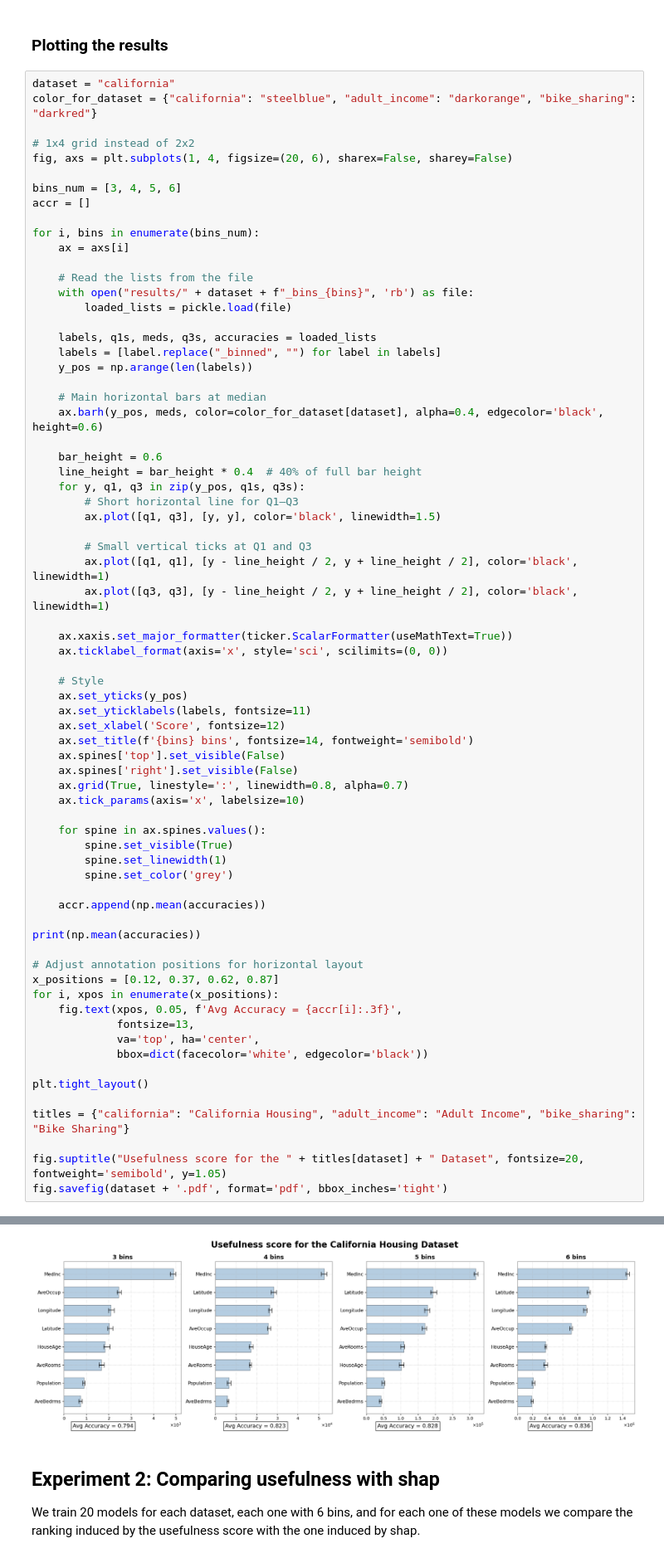
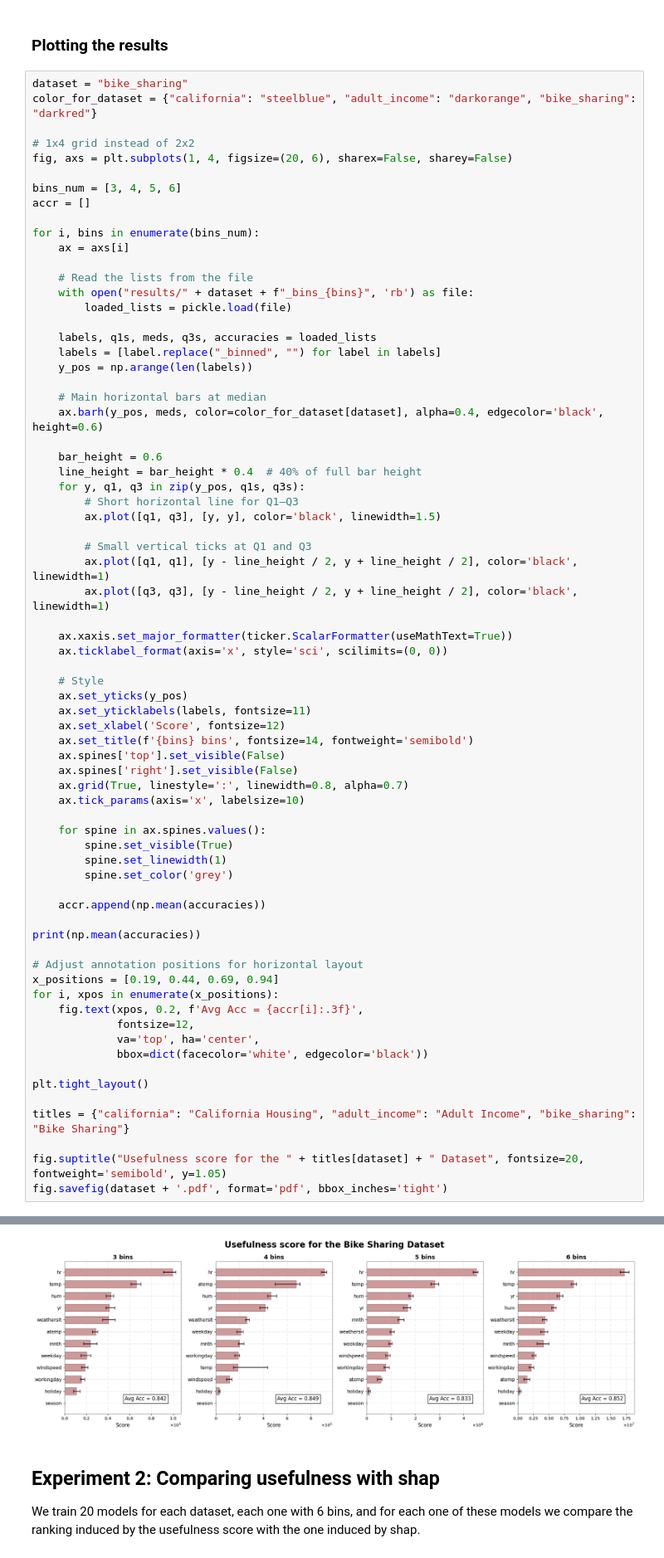
Before and after one commit to Andial66/FeatureUsefulness, a Jupyter notebook: Experiments.ipynb, the cells around one changed output, grey strips where cells are left out. Shown at 83% size. Drawn from its saved outputs; the diff is of its cells as text.

```diff
--- a/Experiments.ipynb
+++ b/Experiments.ipynb
@@ -527,7 +527,7 @@ Finished 6 bins
 # %% [markdown]
 ### Plotting the results
 # %%
-dataset = "california"
+dataset = "bike_sharing"
 color_for_dataset = {"california": "steelblue", "adult_income": "darkorange", "bike_sharing": "darkred"}
 
 # 1x4 grid instead of 2x2
@@ -583,10 +583,10 @@ for i, bins in enumerate(bins_num):
 print(np.mean(accuracies))
 
 # Adjust annotation positions for horizontal layout
-x_positions = [0.12, 0.37, 0.62, 0.87]
+x_positions = [0.19, 0.44, 0.69, 0.94]
 for i, xpos in enumerate(x_positions):
-    fig.text(xpos, 0.05, f'Avg Accuracy = {accr[i]:.3f}',
-             fontsize=13,
+    fig.text(xpos, 0.2, f'Avg Acc = {accr[i]:.3f}',
+             fontsize=12,
              va='top', ha='center',
              bbox=dict(facecolor='white', edgecolor='black'))
 
@@ -601,4 +601,4 @@ fig.savefig(dataset + '.pdf', format='pdf', bbox_inches='tight')
-[figure, old version]
+[figure, new version]
 # %% [markdown]
 ## Experiment 2: Comparing usefulness with shap
 
```
Also changed, not shown: parts of 2 cells of this notebook, 3 other files.
